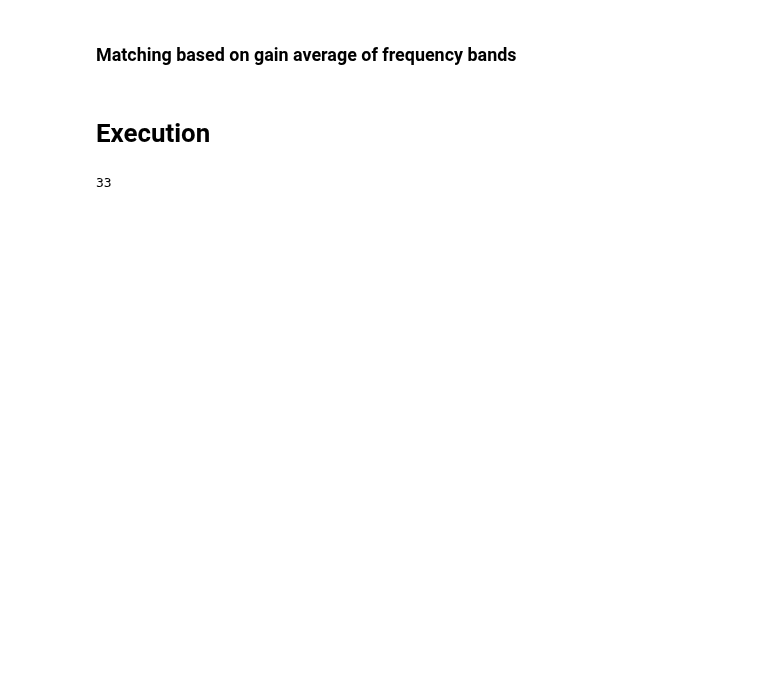
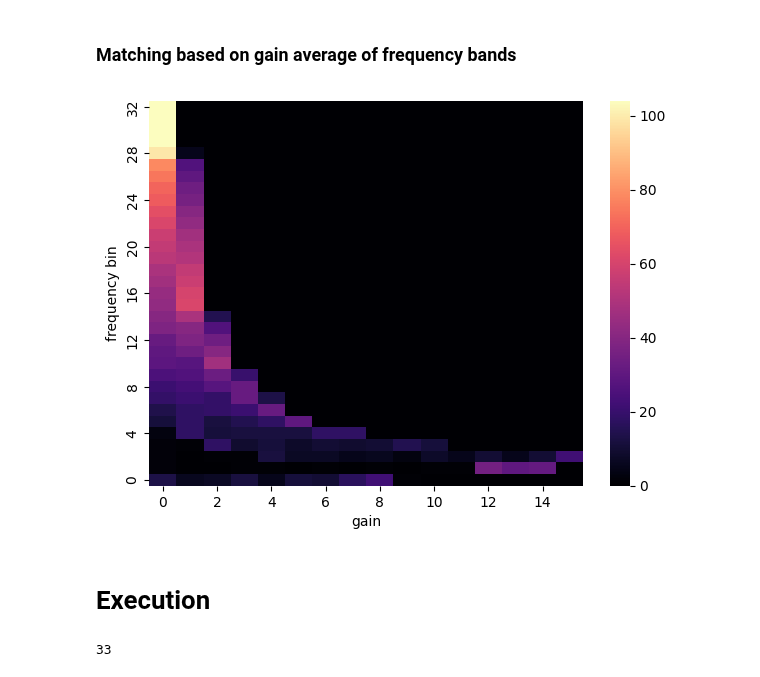
Before and after one commit to Mrozinskikj/MSci-Project, a Jupyter notebook: Matching.ipynb, the cells around one changed output. Saved outputs shown, nothing was run; the diff lists cells and outputs as text; code cells hidden in the pictures; blank space fills up the shorter version.

```diff
--- a/Matching.ipynb
+++ b/Matching.ipynb
@@ -285,6 +285,32 @@ def warp(bin,coeff):
         warped += component
 
     return warped
+# %%
+def dynamicResponses(rAudio,fidelity):
+    bins = len(rAudio["STFT"])
+    dynamicResponses = np.zeros((bins,fidelity))
+    maxGain = 0
+    for i in range(bins):
+        bin = np.abs(rAudio["STFT"][i,:])
+        if(max(bin)>maxGain):
+            maxGain = max(bin)
+
+    for i in range(bins):
+        bin = np.abs(rAudio["STFT"][i,:])
+        dynamicResponses[i]=np.histogram(bin,bins=fidelity,range=(0,maxGain))[0]
+
+    plt.figure(figsize=(7*figScale,5*figScale))
+
+    ax = sns.heatmap(dynamicResponses,cmap="magma")
+    ax.invert_yaxis()
+    plt.locator_params(nbins=10)
+    plt.xlabel('gain')
+    plt.ylabel('frequency bin')
+    plt.show()
+# %%
+dynamicResponses(rAudio,16)
+# %% [output]
+[figure, added]
 # %%
 def bruteForceMatching(tAudio,rAudio,dynamicBins,freqBin, testDistance, steps):
     multipliers = np.linspace(0,testDistance,steps)
```
Also changed, not shown: parts of 3 cells of this notebook.
